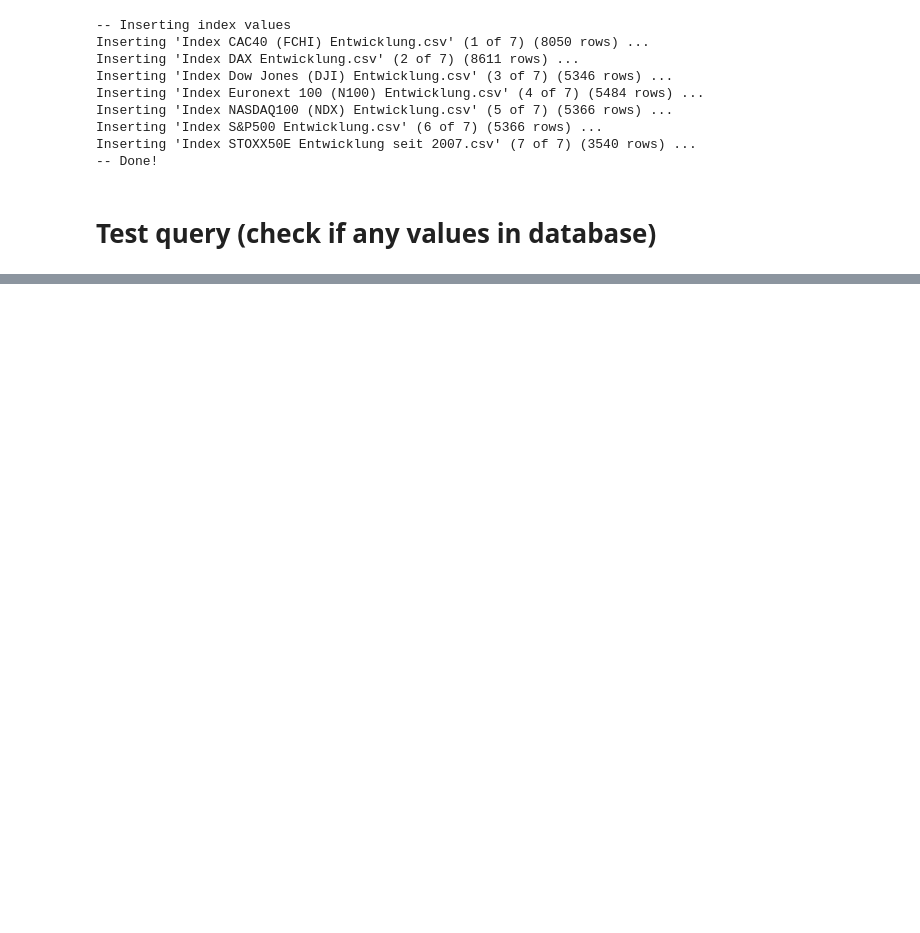
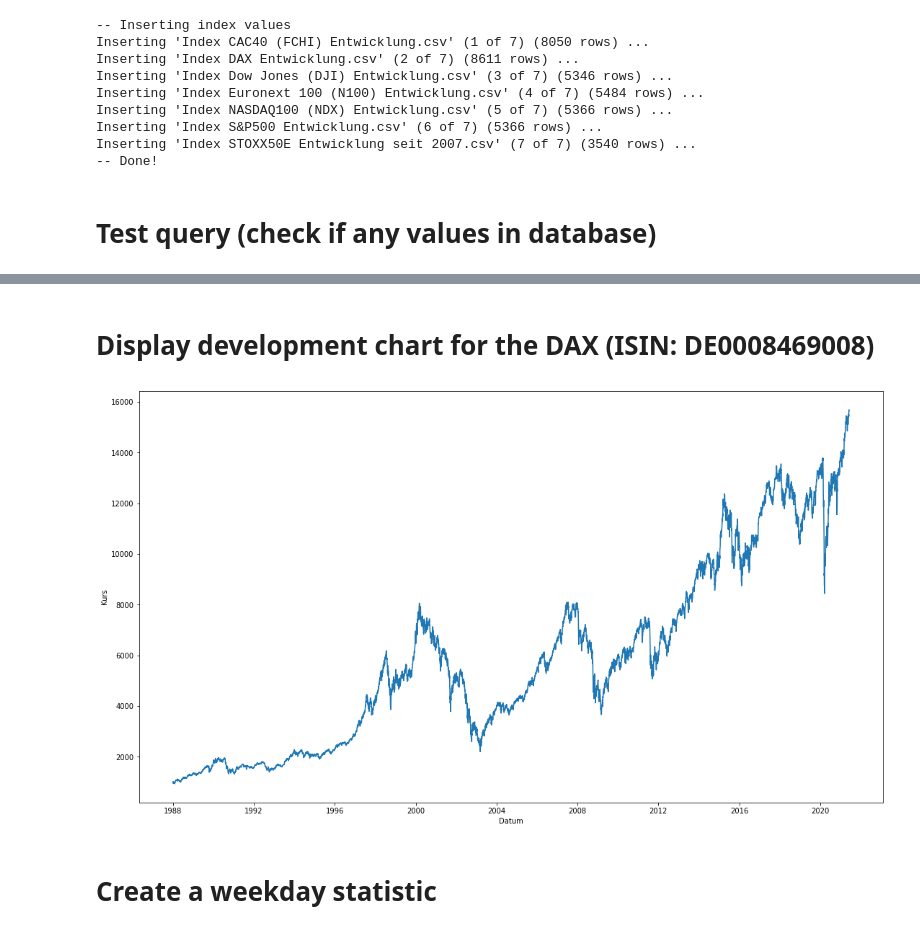
Before and after one commit to alexandermenze/wdk-analyse, a Jupyter notebook: src/main.ipynb, the cells around one changed output, grey strips where cells are left out. Saved outputs shown, nothing was run; the diff lists cells and outputs as text; code cells hidden in the pictures; blank space fills up the shorter version.

```diff
--- a/src/main.ipynb
+++ b/src/main.ipynb
@@ -53,0 +79,18 @@ print(database.query_index_values("DE0008469008", limit=1)[0].__dict__)
+# %% [markdown]
+# Display development chart for the DAX (ISIN: DE0008469008)
+# %%
+dax_data = database.query_index_values("DE0008469008", date_start="1975-01-01", date_end="2022-01-01")
+
+dates = list([s.date for s in dax_data])
+close_values = list([s.close for s in dax_data])
+
+plt.plot(dates, close_values)
+plt.xlabel('Datum')
+plt.ylabel('Kurs')
+fig = plt.gcf()
+fig.set_size_inches(18.5, 10.5)
+plt.show()
+# %% [output]
+[figure, added]
+# %% [markdown]
+# Create a weekday statistic
```
Also changed, not shown: parts of 9 cells of this notebook, 3 other files.
